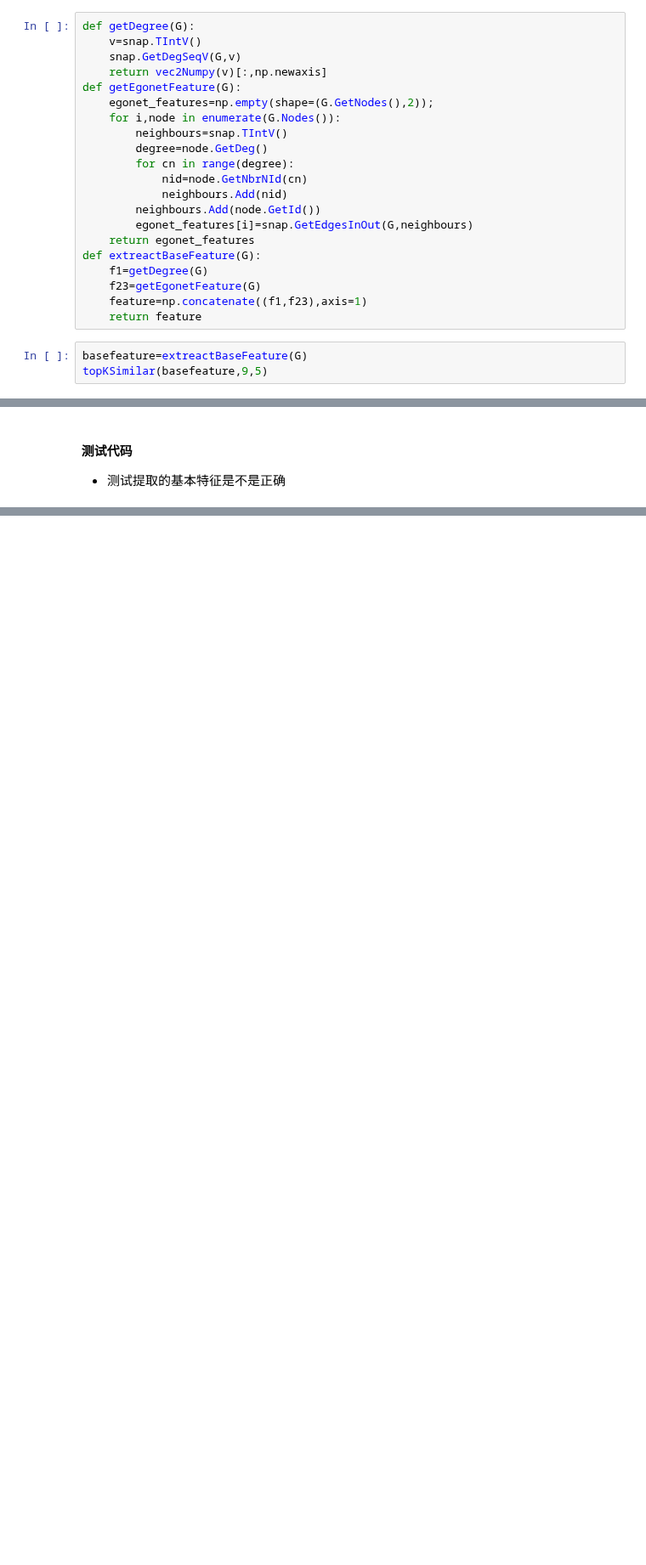
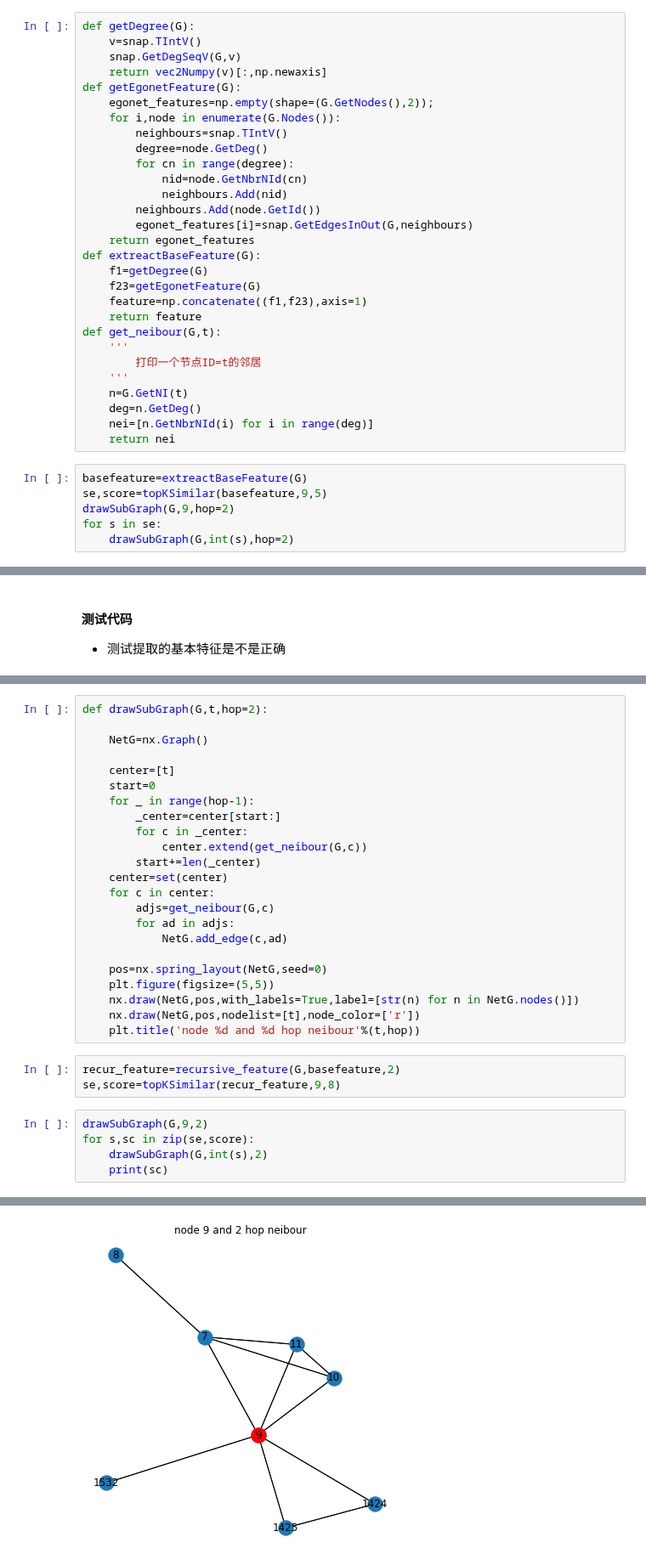
Before and after one commit to mckjzhangxk/deepAI, a Jupyter notebook: cs224w/hw1-bundle/q2.ipynb, the cells around one changed output, grey strips where cells are left out. Shown at 85% size. Drawn from its saved outputs; the diff is of its cells as text; blank space fills up the shorter version.

```diff
--- a/cs224w/hw1-bundle/q2.ipynb
+++ b/cs224w/hw1-bundle/q2.ipynb
@@ -60,7 +72,18 @@ def extreactBaseFeature(G):
     f23=getEgonetFeature(G)
     feature=np.concatenate((f1,f23),axis=1)
     return feature
+def get_neibour(G,t):
+    '''
+        打印一个节点ID=t的邻居
+    '''
+    n=G.GetNI(t)
+    deg=n.GetDeg()
+    nei=[n.GetNbrNId(i) for i in range(deg)]
+    return nei
 # %%
 basefeature=extreactBaseFeature(G)
-topKSimilar(basefeature,9,5)
+se,score=topKSimilar(basefeature,9,5)
+drawSubGraph(G,9,hop=2)
+for s in se:
+    drawSubGraph(G,int(s),hop=2)
 # %% [output]
@@ -151,0 +149,32 @@ a[0]
+# %%
+def drawSubGraph(G,t,hop=2):
+
+    NetG=nx.Graph()
+
+    center=[t]
+    start=0
+    for _ in range(hop-1):
+        _center=center[start:]
+        for c in _center:
+            center.extend(get_neibour(G,c))
+        start+=len(_center)
+    center=set(center)
+    for c in center:
+        adjs=get_neibour(G,c)
+        for ad in adjs:
+            NetG.add_edge(c,ad)
+
+    pos=nx.spring_layout(NetG,seed=0)
+    plt.figure(figsize=(5,5))
+    nx.draw(NetG,pos,with_labels=True,label=[str(n) for n in NetG.nodes()])
+    nx.draw(NetG,pos,nodelist=[t],node_color=['r'])
+    plt.title('node %d and %d hop neibour'%(t,hop))
+# %%
+recur_feature=recursive_feature(G,basefeature,2)
+se,score=topKSimilar(recur_feature,9,8)
+# %%
+drawSubGraph(G,9,2)
+for s,sc in zip(se,score):
+    drawSubGraph(G,int(s),2)
+    print(sc)
+# %% [output]
@@ -151,0 +189 @@ a[0]
+[figure, added]
```
Also changed, not shown: parts of 29 cells of this notebook, 1 other file.
